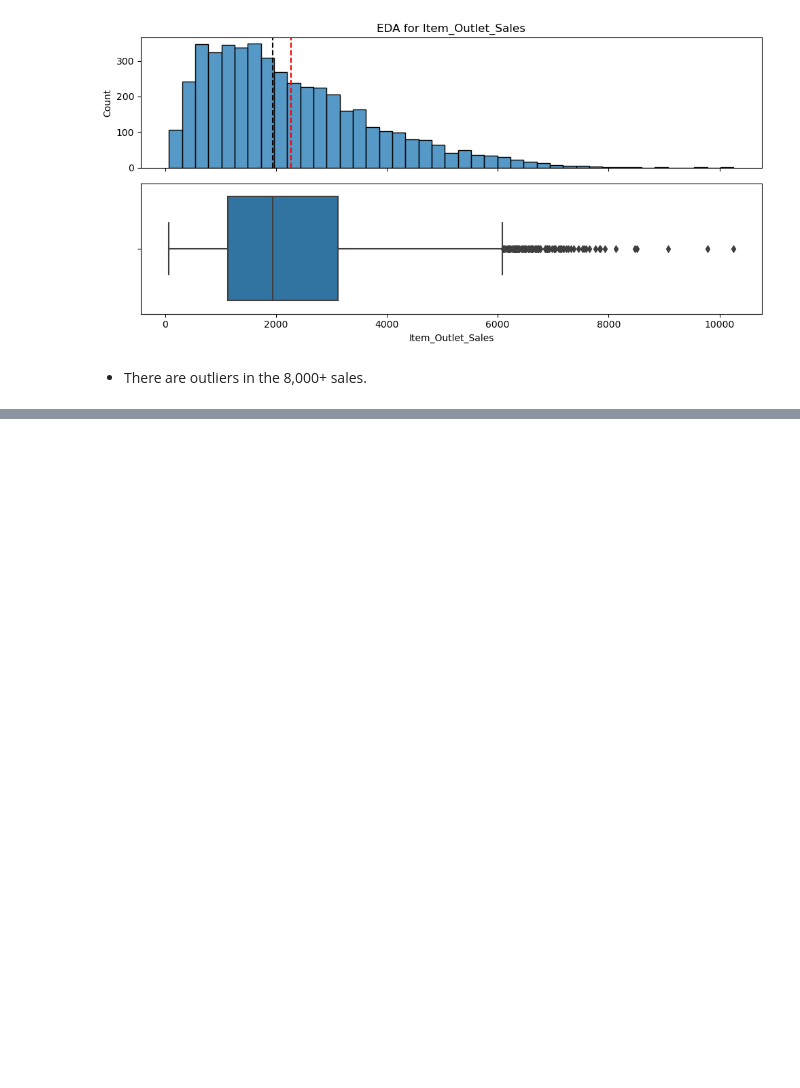
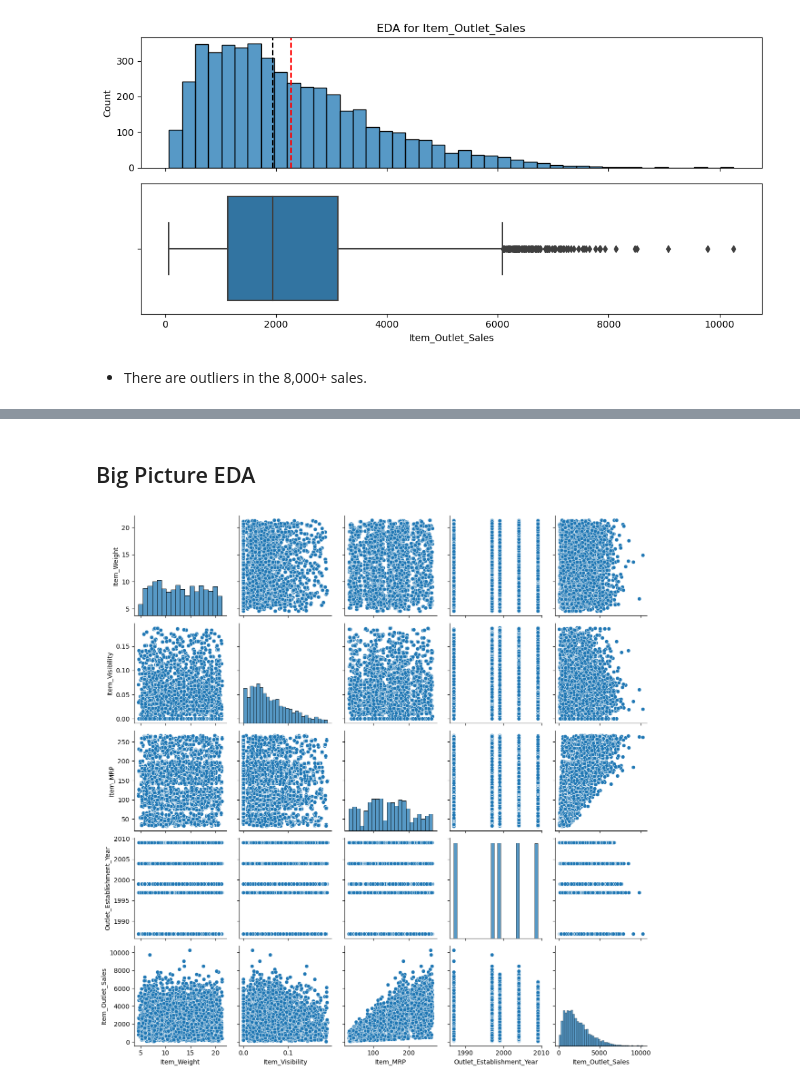
Before and after one commit to Elispreng/Grocery_Sales, a Jupyter notebook: Spreng_Grocery Sales.ipynb, the cells around one changed output, grey strips where cells are left out. Saved outputs shown, nothing was run; the diff lists cells and outputs as text; code cells hidden in the pictures; blank space fills up the shorter version.

```diff
--- a/Spreng_Grocery Sales.ipynb
+++ b/Spreng_Grocery Sales.ipynb
@@ -206,0 +208,6 @@ KeyError: ('Item_Weight', 'Item_Visibility')
+# %% [markdown]
+## Big Picture EDA
+# %%
+sns.pairplot(df);
+# %% [output]
+[figure, added]
```
Also changed, not shown: parts of 4 cells of this notebook.
